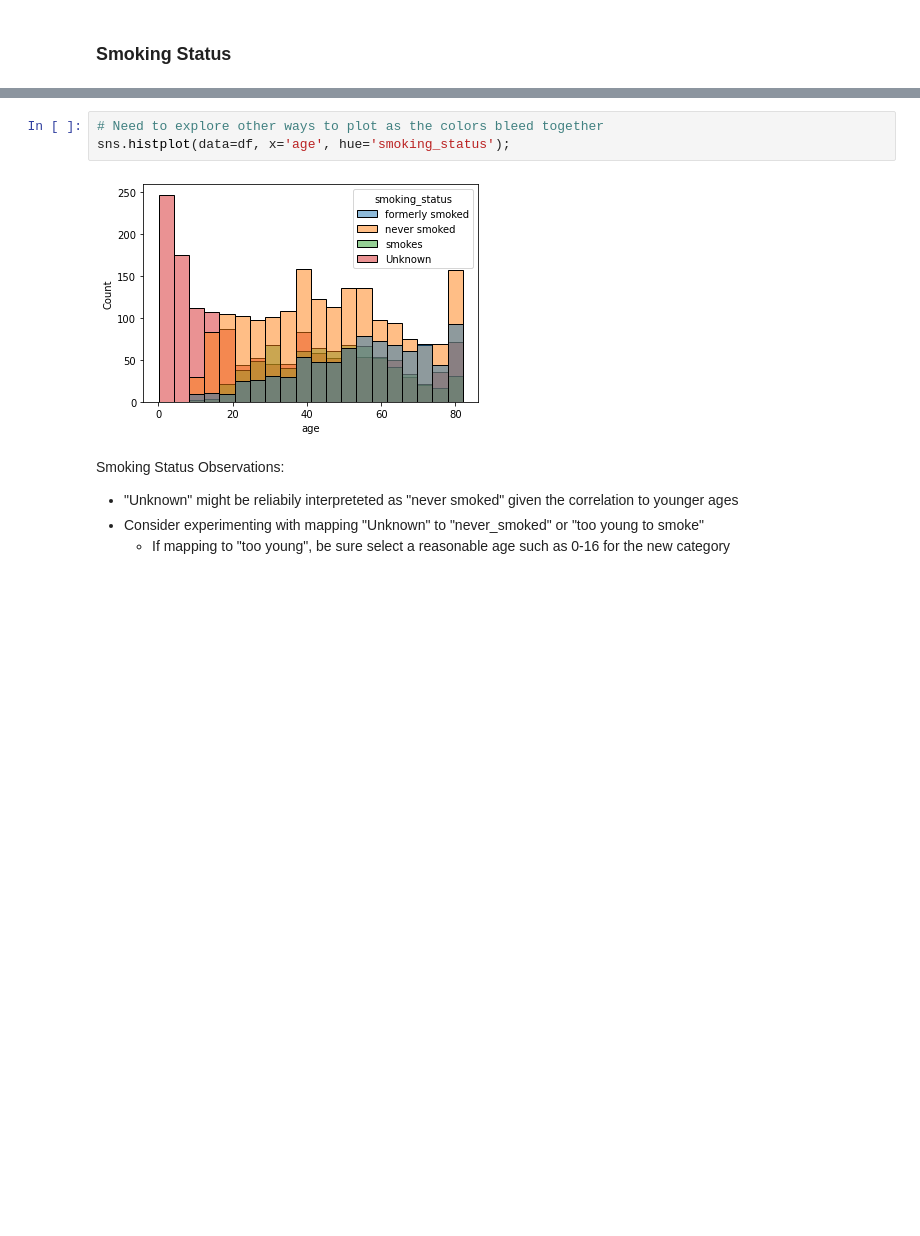
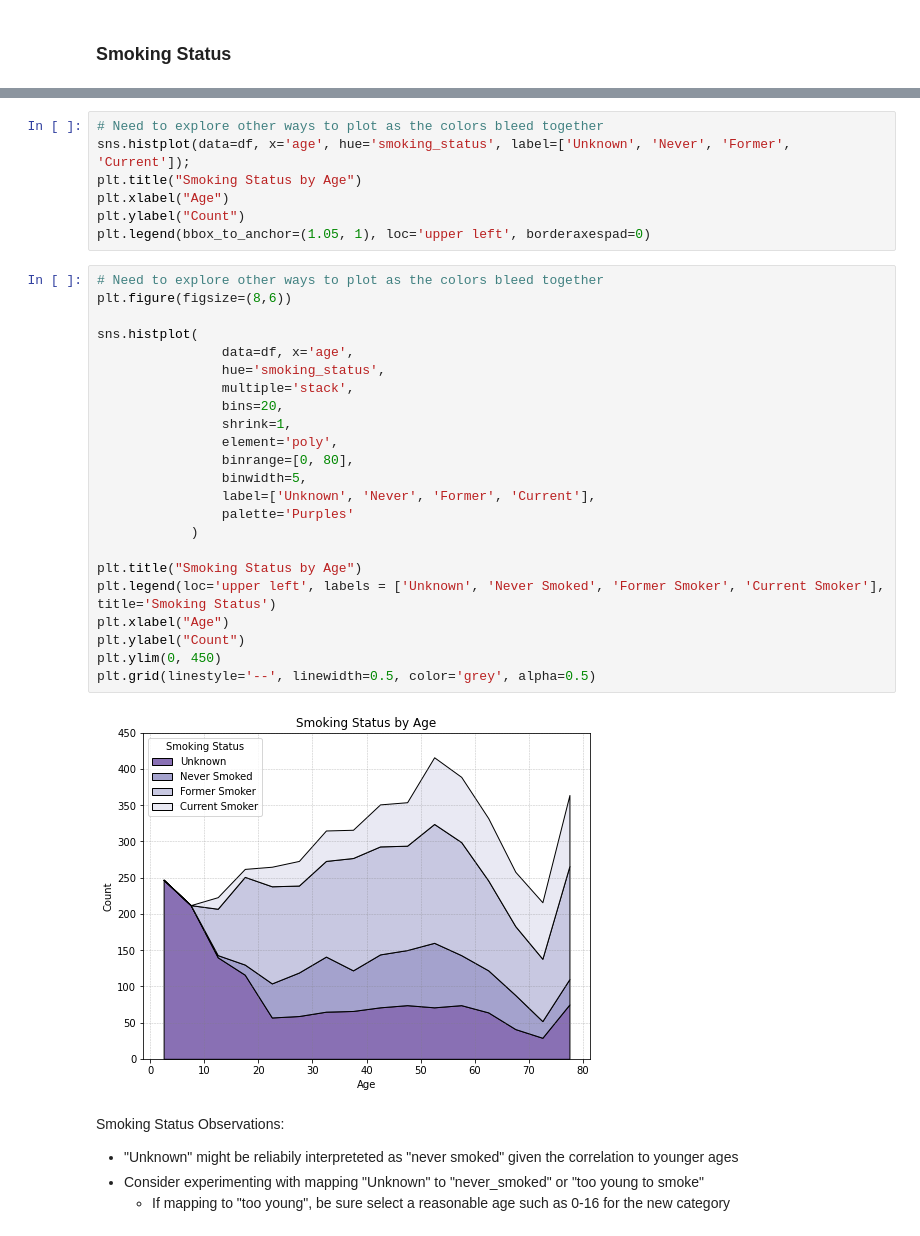
Before and after one commit to alexander-billings/stroke_prediction, a Jupyter notebook: Stroke_Prediction.ipynb, the cells around one changed output, grey strips where cells are left out. Cells and saved outputs as stored; diff of their text form; blank space fills up the shorter version.

```diff
--- a/Stroke_Prediction.ipynb
+++ b/Stroke_Prediction.ipynb
@@ -425,8 +427,35 @@ plt.title("Smoking Status Distribution");
 # %%
 # Need to explore other ways to plot as the colors bleed together
-sns.histplot(data=df, x='age', hue='smoking_status');
+sns.histplot(data=df, x='age', hue='smoking_status', label=['Unknown', 'Never', 'Former', 'Current']);
+plt.title("Smoking Status by Age")
+plt.xlabel("Age")
+plt.ylabel("Count")
+plt.legend(bbox_to_anchor=(1.05, 1), loc='upper left', borderaxespad=0)
-# %% [output]
-[figure, removed]
+# %%
+# Need to explore other ways to plot as the colors bleed together
+plt.figure(figsize=(8,6))
+
+sns.histplot(
+                data=df, x='age',
+                hue='smoking_status',
+                multiple='stack',
+                bins=20,
+                shrink=1,
+                element='poly',
+                binrange=[0, 80],
+                binwidth=5,
+                label=['Unknown', 'Never', 'Former', 'Current'],
+                palette='Purples'
+            )
+
+plt.title("Smoking Status by Age")
+plt.legend(loc='upper left', labels = ['Unknown', 'Never Smoked', 'Former Smoker', 'Current Smoker'], title='Smoking Status')
+plt.xlabel("Age")
+plt.ylabel("Count")
+plt.ylim(0, 450)
+plt.grid(linestyle='--', linewidth=0.5, color='grey', alpha=0.5)
+# %% [output]
+[figure, added]
 # %% [markdown]
 Smoking Status Observations:
 * "Unknown" might be reliabily interpreteted as "never smoked" given the correlation to younger ages
```
Also changed, not shown: parts of 5 cells of this notebook.
